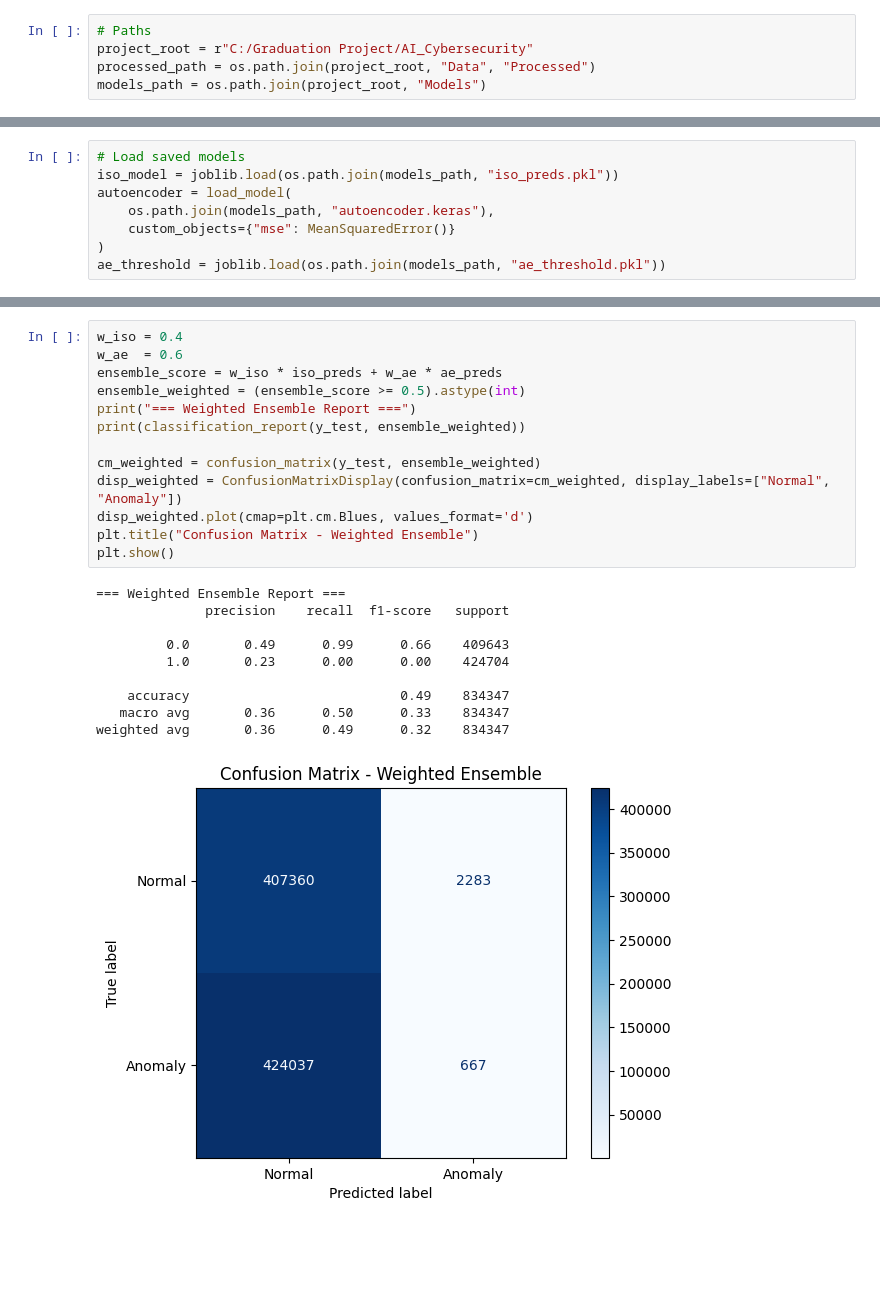
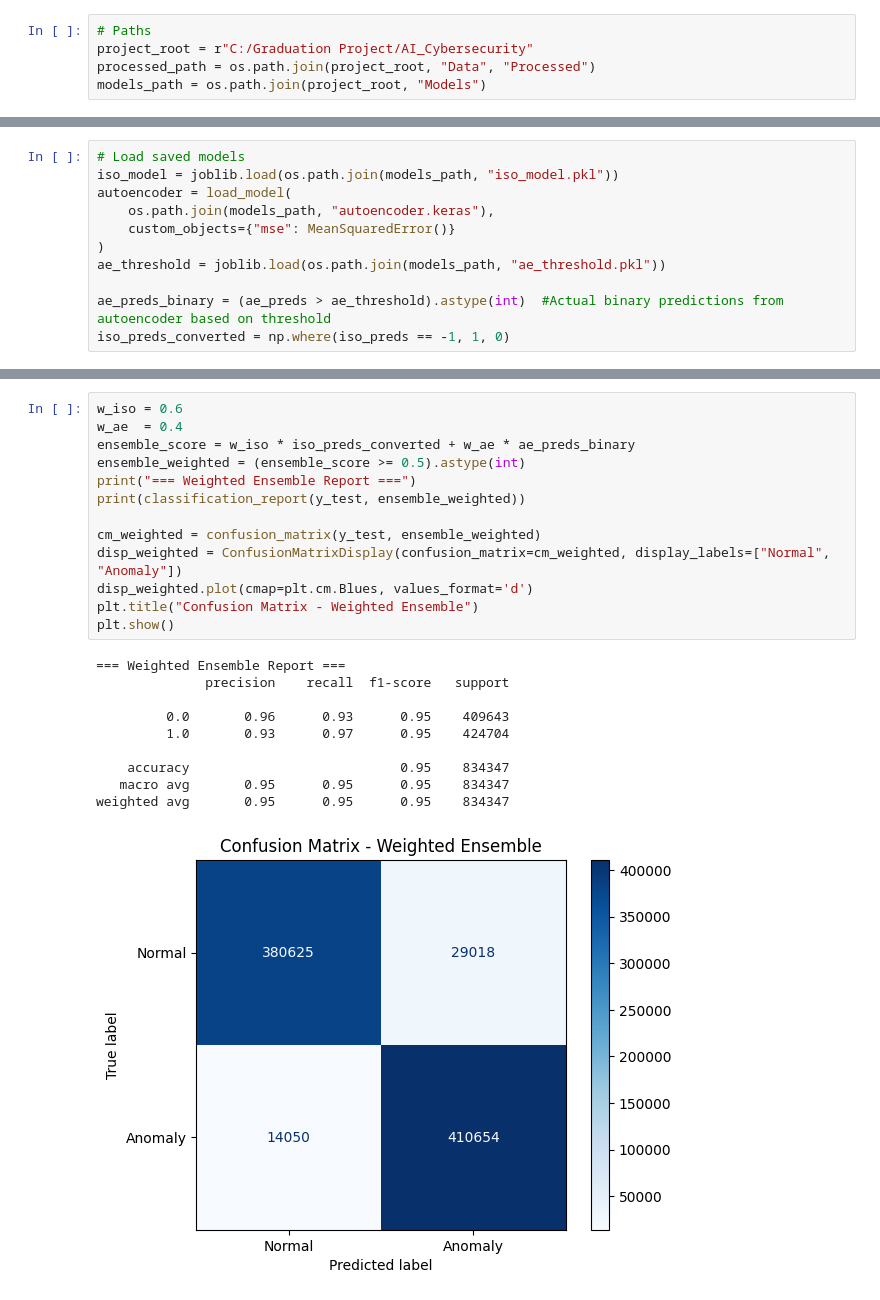
Before and after one commit to Aya-Hamdy12/AI_Cybersecurity, a Jupyter notebook: Ensemble.ipynb, the cells around one changed output, grey strips where cells are left out. Cells and saved outputs as stored; diff of their text form; blank space fills up the shorter version.

Commit message:
Update ensemble notebook

```diff
--- a/Ensemble.ipynb
+++ b/Ensemble.ipynb
@@ -25,8 +38,11 @@ WARNING:absl:Compiled the loaded model, but the compiled metrics have yet to be
 # %%
 # Load saved models
-iso_model = joblib.load(os.path.join(models_path, "iso_preds.pkl"))
+iso_model = joblib.load(os.path.join(models_path, "iso_model.pkl"))
 autoencoder = load_model(
     os.path.join(models_path, "autoencoder.keras"),
     custom_objects={"mse": MeanSquaredError()}
 )
 ae_threshold = joblib.load(os.path.join(models_path, "ae_threshold.pkl"))
+
+ae_preds_binary = (ae_preds > ae_threshold).astype(int)  #Actual binary predictions from autoencoder based on threshold
+iso_preds_converted = np.where(iso_preds == -1, 1, 0)
@@ -91,26 +99,26 @@ ae_preds = (test_mse > ae_threshold).astype(int)
 # %%
-w_iso = 0.4
-w_ae  = 0.6
-ensemble_score = w_iso * iso_preds + w_ae * ae_preds
+w_iso = 0.6
+w_ae  = 0.4
+ensemble_score = w_iso * iso_preds_converted + w_ae * ae_preds_binary
 ensemble_weighted = (ensemble_score >= 0.5).astype(int)
 print("=== Weighted Ensemble Report ===")
 print(classification_report(y_test, ensemble_weighted))
 
 cm_weighted = confusion_matrix(y_test, ensemble_weighted)
 disp_weighted = ConfusionMatrixDisplay(confusion_matrix=cm_weighted, display_labels=["Normal", "Anomaly"])
 disp_weighted.plot(cmap=plt.cm.Blues, values_format='d')
 plt.title("Confusion Matrix - Weighted Ensemble")
 plt.show()
 # %% [output]
 === Weighted Ensemble Report ===
               precision    recall  f1-score   support
 
-         0.0       0.49      0.99      0.66    409643
-         1.0       0.23      0.00      0.00    424704
+         0.0       0.96      0.93      0.95    409643
+         1.0       0.93      0.97      0.95    424704
 
-    accuracy                           0.49    834347
-   macro avg       0.36      0.50      0.33    834347
-weighted avg       0.36      0.49      0.32    834347
+    accuracy                           0.95    834347
+   macro avg       0.95      0.95      0.95    834347
+weighted avg       0.95      0.95      0.95    834347
-[figure, old version]
+[figure, new version]
 # %%
 from sklearn.metrics import classification_report
```
Also changed, not shown: parts of 13 cells of this notebook.
